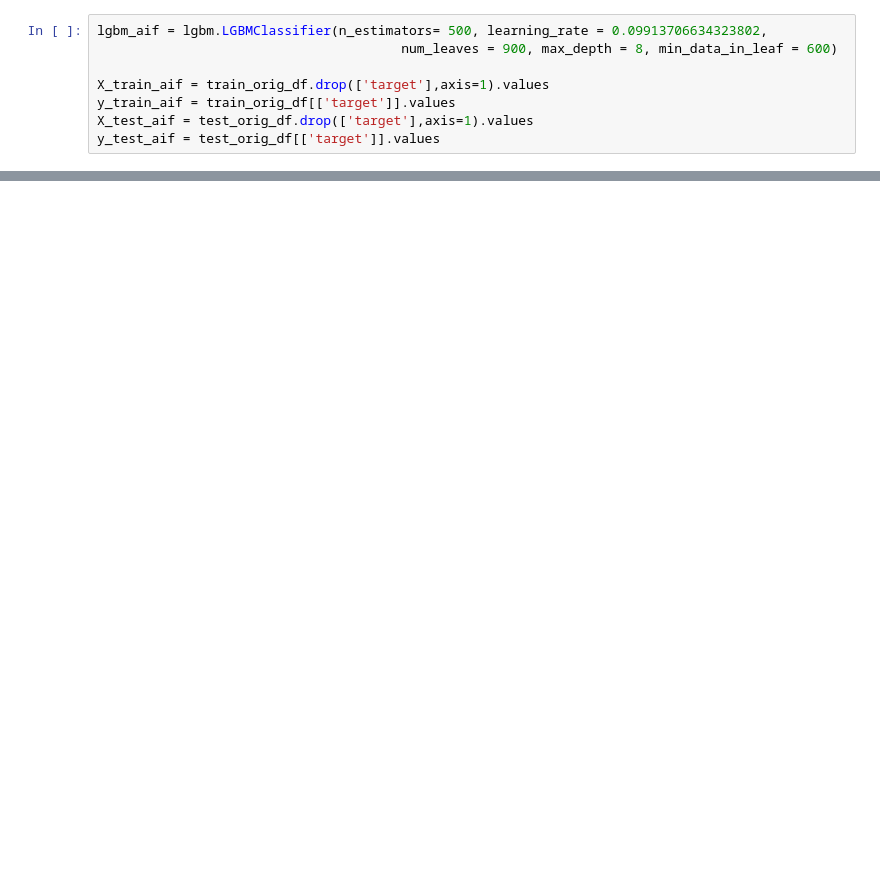
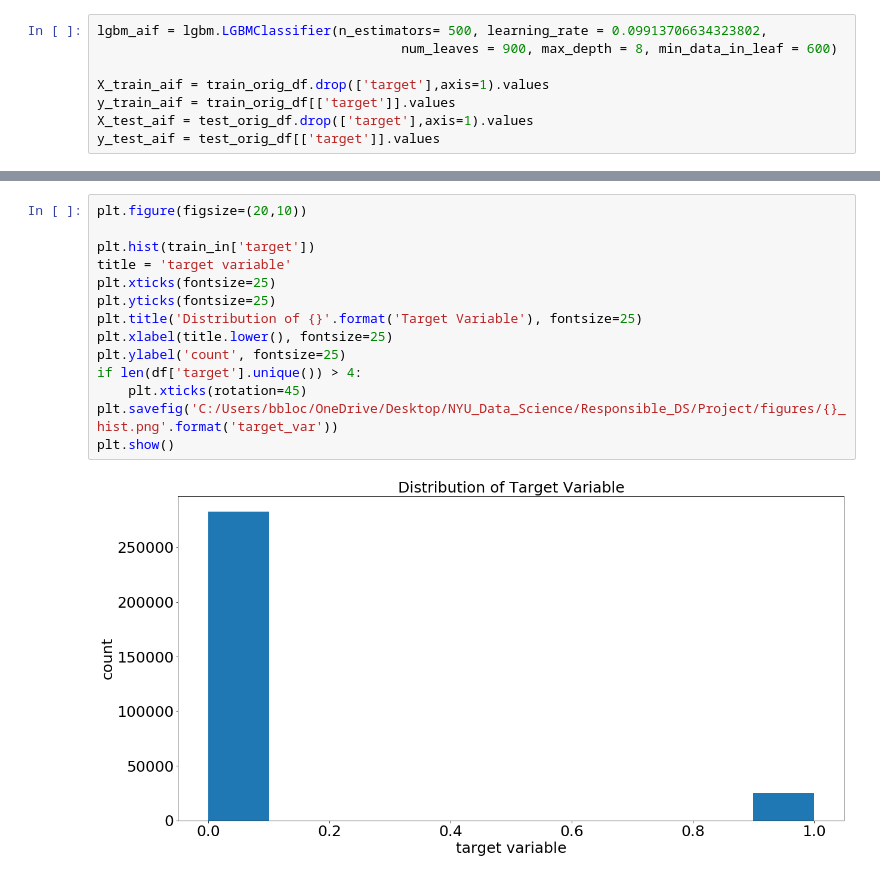
Before and after one commit to bbloch18/RDS_Project, a Jupyter notebook: RDS_Project.ipynb, the cells around one changed output, grey strips where cells are left out. Drawn from its saved outputs; the diff is of its cells as text; blank space fills up the shorter version.

```diff
--- a/RDS_Project.ipynb
+++ b/RDS_Project.ipynb
@@ -755,0 +1073,16 @@ print("False Positive Rate Difference: {:.3%}".format(fp_diff))
+# %%
+plt.figure(figsize=(20,10))
+
+plt.hist(train_in['target'])
+title = 'target variable'
+plt.xticks(fontsize=25)
+plt.yticks(fontsize=25)
+plt.title('Distribution of {}'.format('Target Variable'), fontsize=25)
+plt.xlabel(title.lower(), fontsize=25)
+plt.ylabel('count', fontsize=25)
+if len(df['target'].unique()) > 4:
+    plt.xticks(rotation=45)
+plt.savefig('C:/Users/bbloc/OneDrive/Desktop/NYU_Data_Science/Responsible_DS/Project/figures/{}_hist.png'.format('target_var'))
+plt.show()
+# %% [output]
+[figure, added]
```
Also changed, not shown: parts of 42 cells of this notebook.
